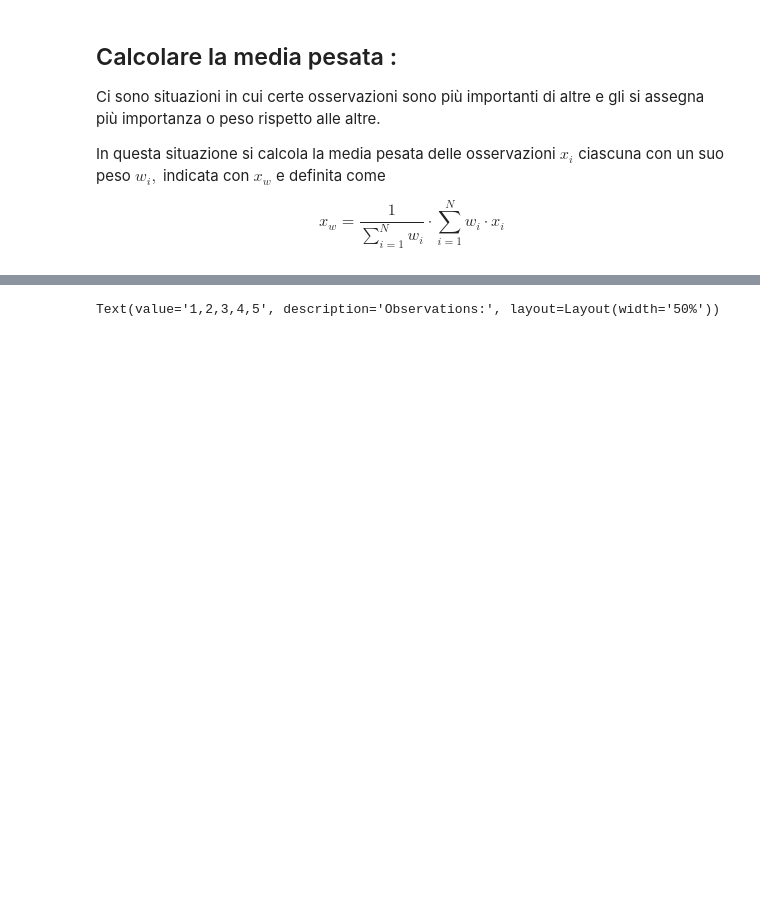
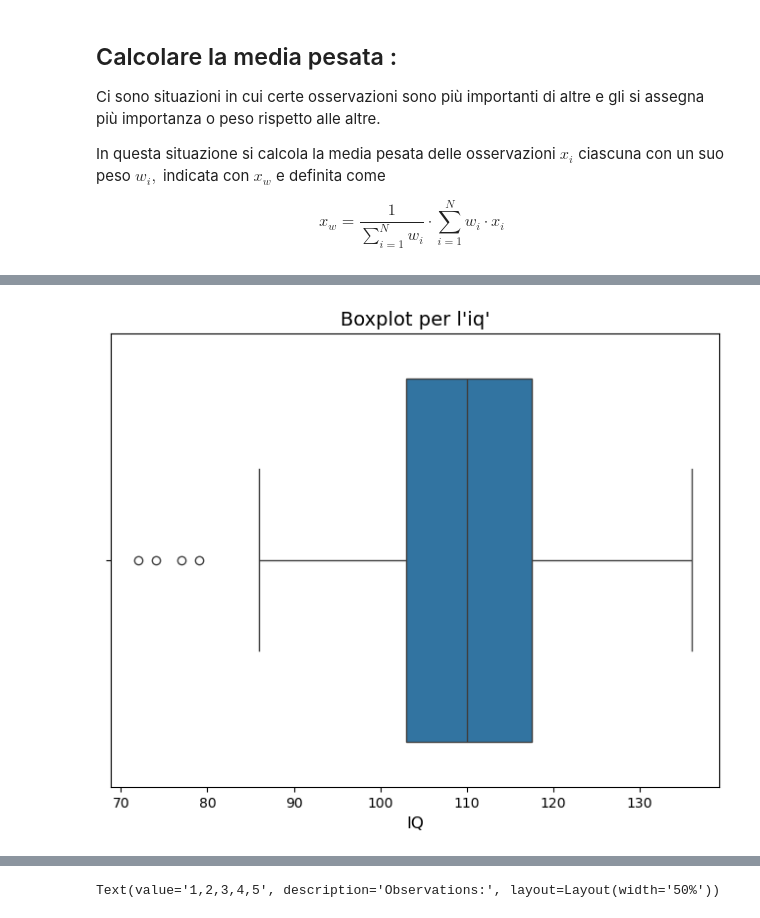
Before and after one commit to MatteoAldovardi/Tutoring, a Jupyter notebook: Università/Statistica/Capitolo3.ipynb, the cells around one changed output, grey strips where cells are left out. Saved outputs shown, nothing was run; the diff lists cells and outputs as text; code cells hidden in the pictures; blank space fills up the shorter version.

```diff
--- a/Università/Statistica/Capitolo3.ipynb
+++ b/Università/Statistica/Capitolo3.ipynb
@@ -175,0 +366,19 @@ $$
+# %%
+
+# Sort the values in ascending order
+sorted_iq_values = sorted(data)
+
+# Calculate the five-number summary
+min_value = min(sorted_iq_values)
+q1_value = np.percentile(sorted_iq_values, 25)
+median_value = np.median(sorted_iq_values)
+q3_value = np.percentile(sorted_iq_values, 75)
+max_value = max(sorted_iq_values)
+
+# Print the five-number summary
+print("Sintesi dei 5 numeri:")
+print(f"MINIMO: {min_value}")
+print(f"Q1: {q1_value}")
+print(f"M (Mediana): {median_value}")
+print(f"Q3: {q3_value}")
+print(f"MASSIMO: {max_value}")
@@ -175,0 +409,12 @@ $$
+# %%
+import seaborn as sns
+# Plot the boxplot
+plt.figure(figsize=(8, 6))
+sns.boxplot(x=sorted_iq_values)
+plt.title("Boxplot per l'iq'", fontsize=14)
+plt.xlabel('IQ', fontsize=12)
+
+# Display the plot
+plt.show()
+# %% [output]
+[figure, added]
```
Also changed, not shown: parts of 11 cells of this notebook, 1 other file.
